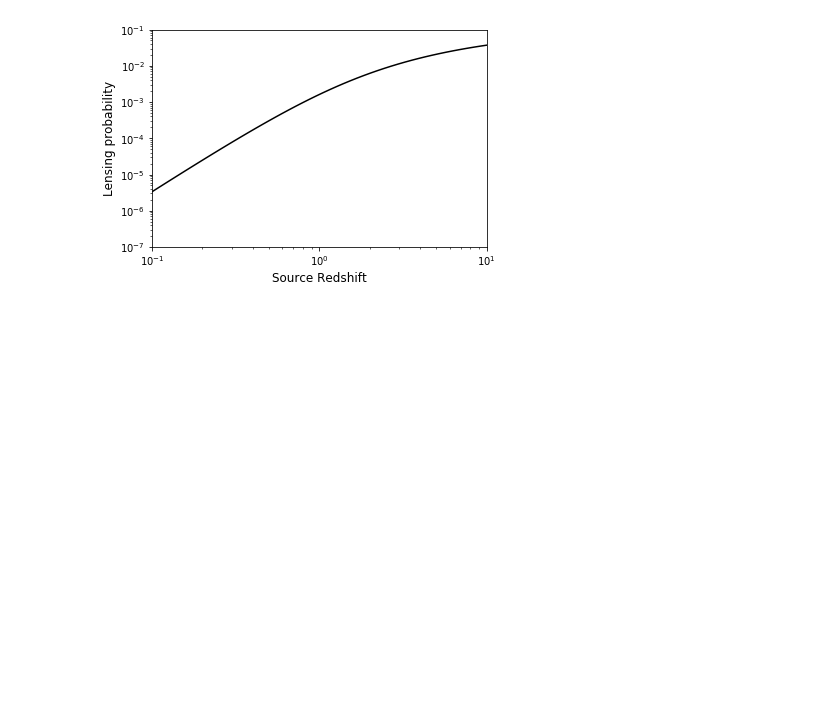
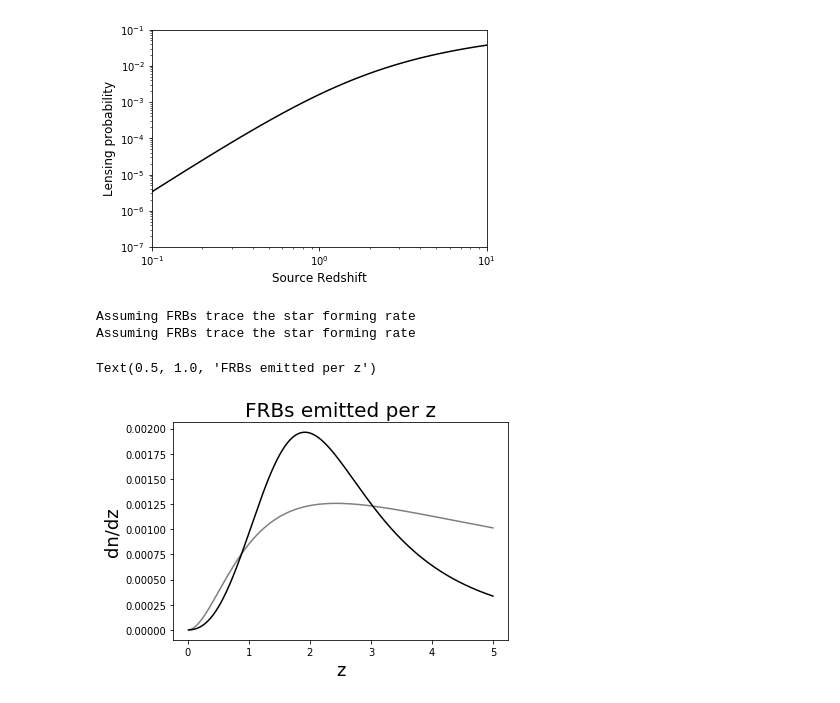
Before and after one commit to liamconnor/frb_glens, a Jupyter notebook: frb_grav_lensing.ipynb, the cells around one changed output. Cells and saved outputs as stored; diff of their text form; code cells hidden in the pictures; blank space fills up the shorter version.

```diff
--- a/frb_grav_lensing.ipynb
+++ b/frb_grav_lensing.ipynb
@@ -258,3 +256,29 @@ ylabel('Lensing probability', fontsize=12)
 # %% [output]
 Text(0, 0.5, 'Lensing probability')
 [figure]
+# %%
+def r_of_z(z, name='constant'):
+    """ Get the rate of FRBs
+    per redshift bin, z.
+    """
+
+    if name=='constant':
+        rho_of_z = 1.0
+    elif name=='sfr':
+        print("Assuming FRBs trace the star forming rate")
+        rho_of_z = (1+z)**2.5 / (1 + ((1+z)/2.9)**5.6)
+
+    r_of_z = rho_of_z * P.differential_comoving_volume(z)
+    return r_of_z
+
+z = np.linspace(0.01, 5, 1000)
+plot(z, r_of_z(z)/r_of_z(z).sum(), color='k', alpha=0.5)
+plot(z, r_of_z(z, name='sfr')/r_of_z(z, name='sfr').sum(), color='k')
+xlabel('z', fontsize=18)
+ylabel('dn/dz', fontsize=18)
+title('FRBs emitted per z', fontsize=20)
+# %% [output]
+Assuming FRBs trace the star forming rate
+Assuming FRBs trace the star forming rate
+Text(0.5, 1.0, 'FRBs emitted per z')
+[figure, added]
```
Also changed, not shown: parts of 1 cell of this notebook.
